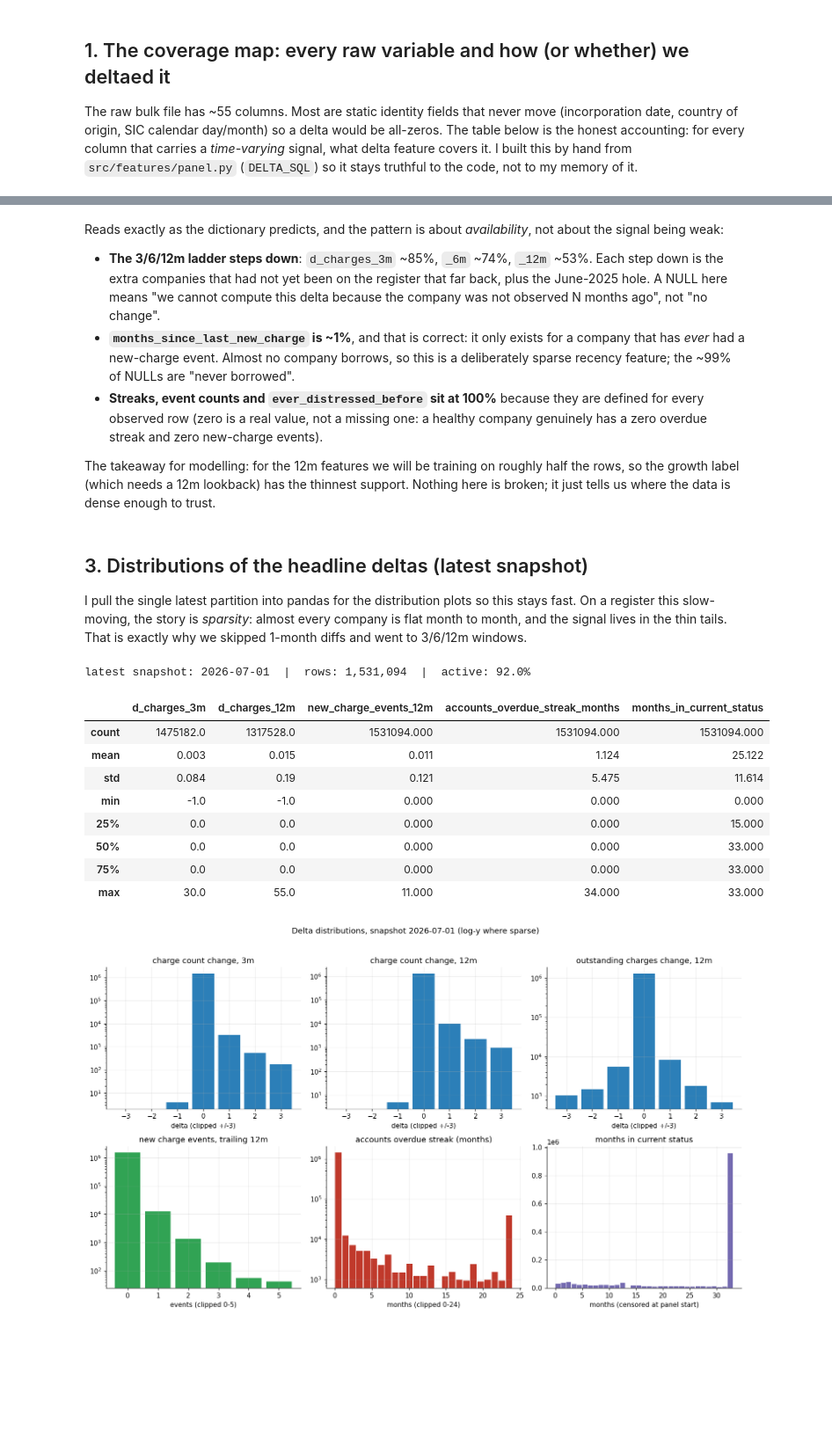
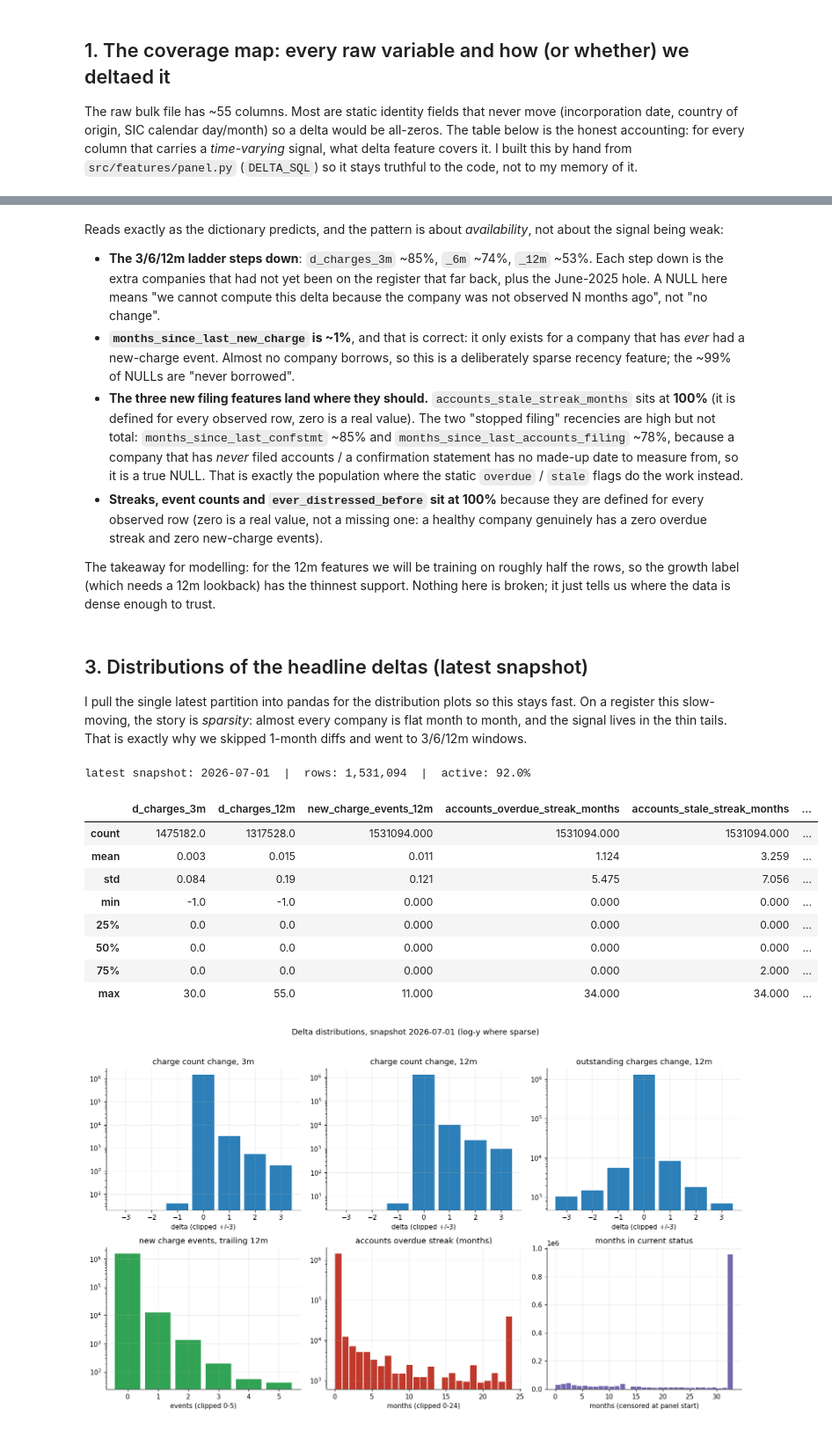
Before and after one commit to Viklin41/lloyds-commercial-banking-intelligence-2026, a Jupyter notebook: notebooks/13a_delta_eda.ipynb, the cells around one changed output, grey strips where cells are left out. Shown at 88% size. Saved outputs shown, nothing was run; the diff lists cells and outputs as text; code cells hidden in the pictures; blank space fills up the shorter version.

```diff
--- a/notebooks/13a_delta_eda.ipynb
+++ b/notebooks/13a_delta_eda.ipynb
@@ -278,6 +330,7 @@ Reads exactly as the dictionary predicts, and the pattern is about *availability
 
 - **The 3/6/12m ladder steps down**: `d_charges_3m` ~85%, `_6m` ~74%, `_12m` ~53%. Each step down is the extra companies that had not yet been on the register that far back, plus the June-2025 hole. A NULL here means "we cannot compute this delta because the company was not observed N months ago", not "no change".
 - **`months_since_last_new_charge` is ~1%**, and that is correct: it only exists for a company that has *ever* had a new-charge event. Almost no company borrows, so this is a deliberately sparse recency feature; the ~99% of NULLs are "never borrowed".
+- **The three new filing features land where they should.** `accounts_stale_streak_months` sits at **100%** (it is defined for every observed row, zero is a real value). The two "stopped filing" recencies are high but not total: `months_since_last_confstmt` ~85% and `months_since_last_accounts_filing` ~78%, because a company that has *never* filed accounts / a confirmation statement has no made-up date to measure from, so it is a true NULL. That is exactly the population where the static `overdue` / `stale` flags do the work instead.
 - **Streaks, event counts and `ever_distressed_before` sit at 100%** because they are defined for every observed row (zero is a real value, not a missing one: a healthy company genuinely has a zero overdue streak and zero new-charge events).
 
 The takeaway for modelling: for the 12m features we will be training on roughly half the rows, so the growth label (which needs a 12m lookback) has the thinnest support. Nothing here is broken; it just tells us where the data is dense enough to trust.
@@ -288,23 +341,24 @@ I pull the single latest partition into pandas for the distribution plots so thi
 # %%
 latest = con.execute(f"SELECT max(snapshot_date) FROM read_parquet('{DELTA_GLOB}')").fetchone()[0]
 df = con.execute(f"""
     SELECT * FROM read_parquet('{DELTA_GLOB}')
     WHERE snapshot_date = DATE '{latest}'
 """).df()
 print(f"latest snapshot: {latest}  |  rows: {len(df):,}  |  active: {df.is_active.mean():.1%}")
 df[["d_charges_3m", "d_charges_12m", "new_charge_events_12m",
-    "accounts_overdue_streak_months", "months_in_current_status"]].describe().round(3)
+    "accounts_overdue_streak_months", "accounts_stale_streak_months",
+    "months_since_last_accounts_filing", "months_in_current_status"]].describe().round(3)
 # %% [output]
 latest snapshot: 2026-07-01  |  rows: 1,531,094  |  active: 92.0%
-|  | d_charges_3m | d_charges_12m | new_charge_events_12m | accounts_overdue_streak_months | months_in_current_status |
-| count | 1475182.0 | 1317528.0 | 1531094.000 | 1531094.000 | 1531094.000 |
-| mean | 0.003 | 0.015 | 0.011 | 1.124 | 25.122 |
-| std | 0.084 | 0.19 | 0.121 | 5.475 | 11.614 |
-| min | -1.0 | -1.0 | 0.000 | 0.000 | 0.000 |
-| 25% | 0.0 | 0.0 | 0.000 | 0.000 | 15.000 |
-| 50% | 0.0 | 0.0 | 0.000 | 0.000 | 33.000 |
-| 75% | 0.0 | 0.0 | 0.000 | 0.000 | 33.000 |
-| max | 30.0 | 55.0 | 11.000 | 34.000 | 33.000 |
+|  | d_charges_3m | d_charges_12m | new_charge_events_12m | accounts_overdue_streak_months | accounts_stale_streak_months | ... |
+| count | 1475182.0 | 1317528.0 | 1531094.000 | 1531094.000 | 1531094.000 | ... |
+| mean | 0.003 | 0.015 | 0.011 | 1.124 | 3.259 | ... |
+| std | 0.084 | 0.19 | 0.121 | 5.475 | 7.056 | ... |
+| min | -1.0 | -1.0 | 0.000 | 0.000 | 0.000 | ... |
+| 25% | 0.0 | 0.0 | 0.000 | 0.000 | 0.000 | ... |
+| 50% | 0.0 | 0.0 | 0.000 | 0.000 | 0.000 | ... |
+| 75% | 0.0 | 0.0 | 0.000 | 0.000 | 2.000 | ... |
+| max | 30.0 | 55.0 | 11.000 | 34.000 | 34.000 | ... |
 # %%
 fig, axes = plt.subplots(2, 3, figsize=(14, 8))
 
```
Also changed, not shown: parts of 13 cells of this notebook, 2 other files.
